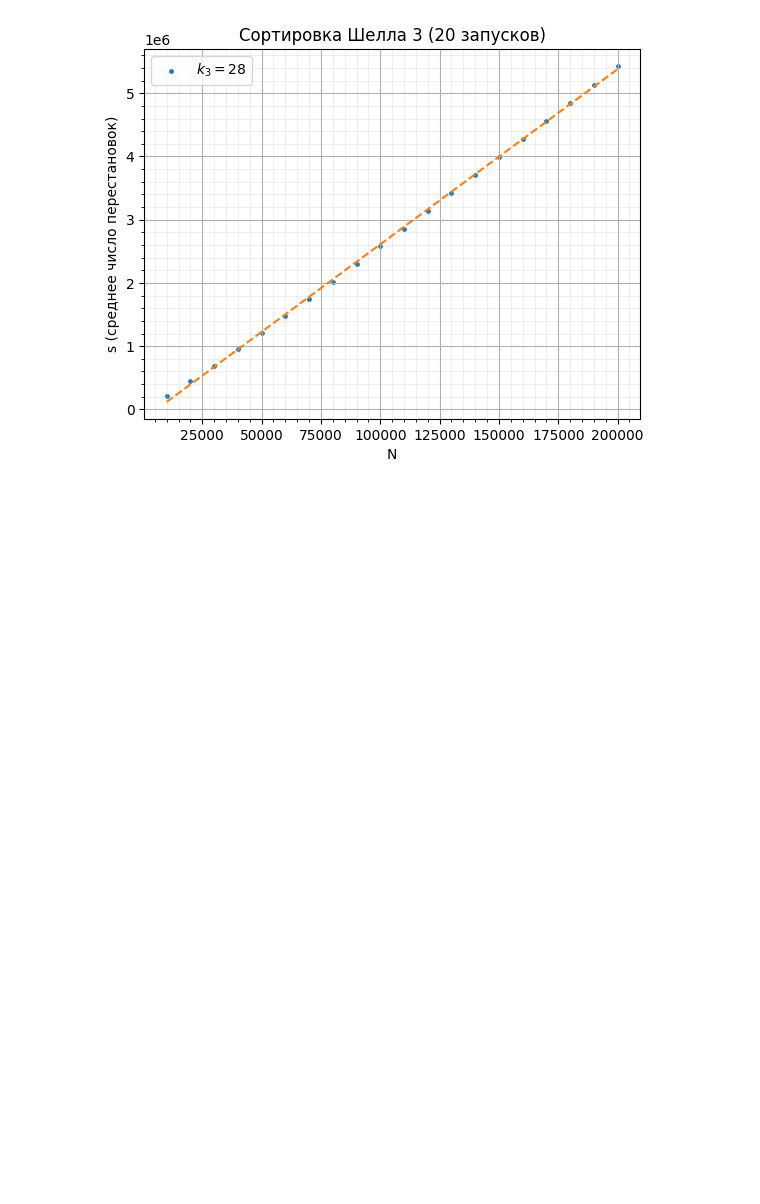
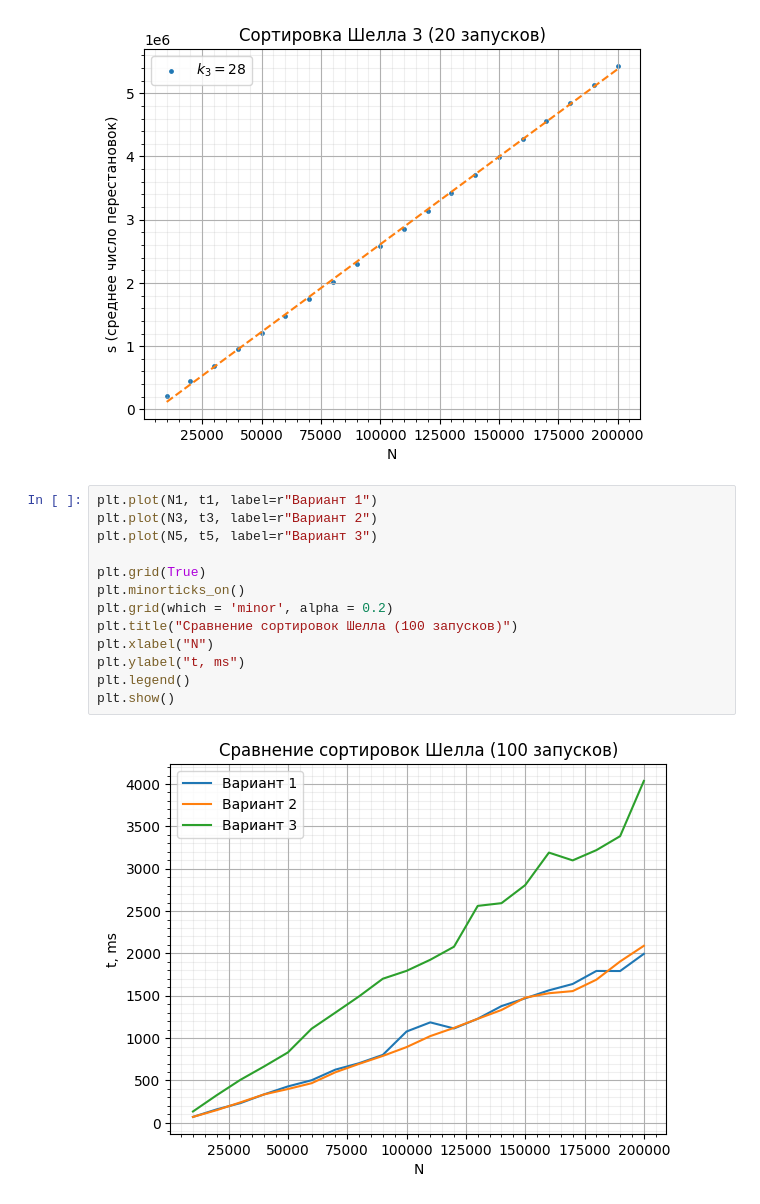
Before and after one commit to IvanKasyanov2004/C-1-term, a Jupyter notebook: lab2/3/graph.ipynb, the cells around one changed output. Saved outputs shown, nothing was run; the diff lists cells and outputs as text; blank space fills up the shorter version.

```diff
--- a/lab2/3/graph.ipynb
+++ b/lab2/3/graph.ipynb
@@ -145,3 +145,18 @@ plt.show()
 # %% [output]
 k:  27.69647180451128 sigma_k:  0.14317870888651815 b:  -158123.58947368432 sigma_b:  17151.590230505975
 [figure]
+# %%
+plt.plot(N1, t1, label=r"Вариант 1")
+plt.plot(N3, t3, label=r"Вариант 2")
+plt.plot(N5, t5, label=r"Вариант 3")
+
+plt.grid(True)
+plt.minorticks_on()
+plt.grid(which = 'minor', alpha = 0.2)
+plt.title("Сравнение сортировок Шелла (100 запусков)")
+plt.xlabel("N")
+plt.ylabel("t, ms")
+plt.legend()
+plt.show()
+# %% [output]
+[figure, added]
```
Also changed, not shown: 2 other files.
